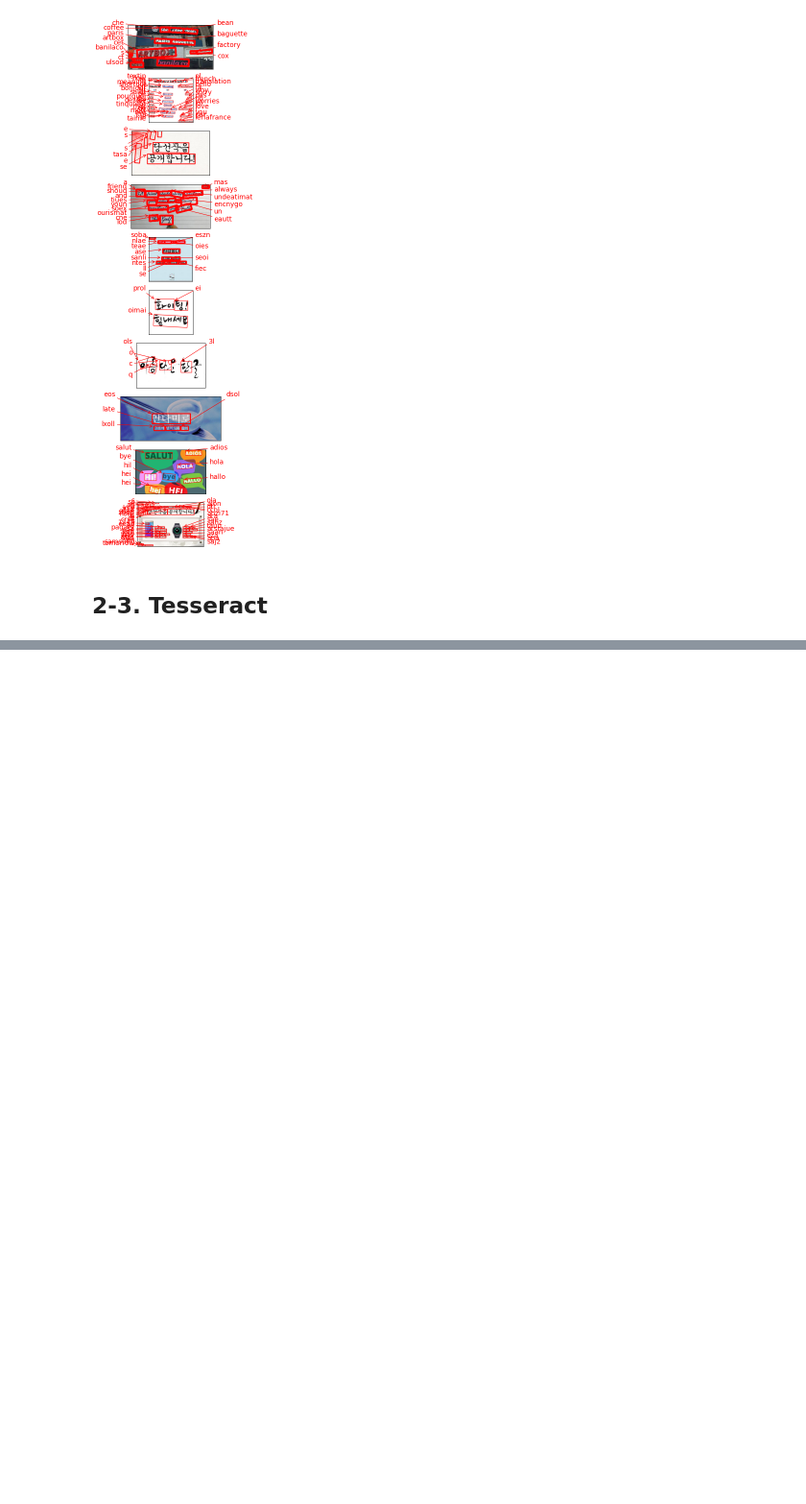
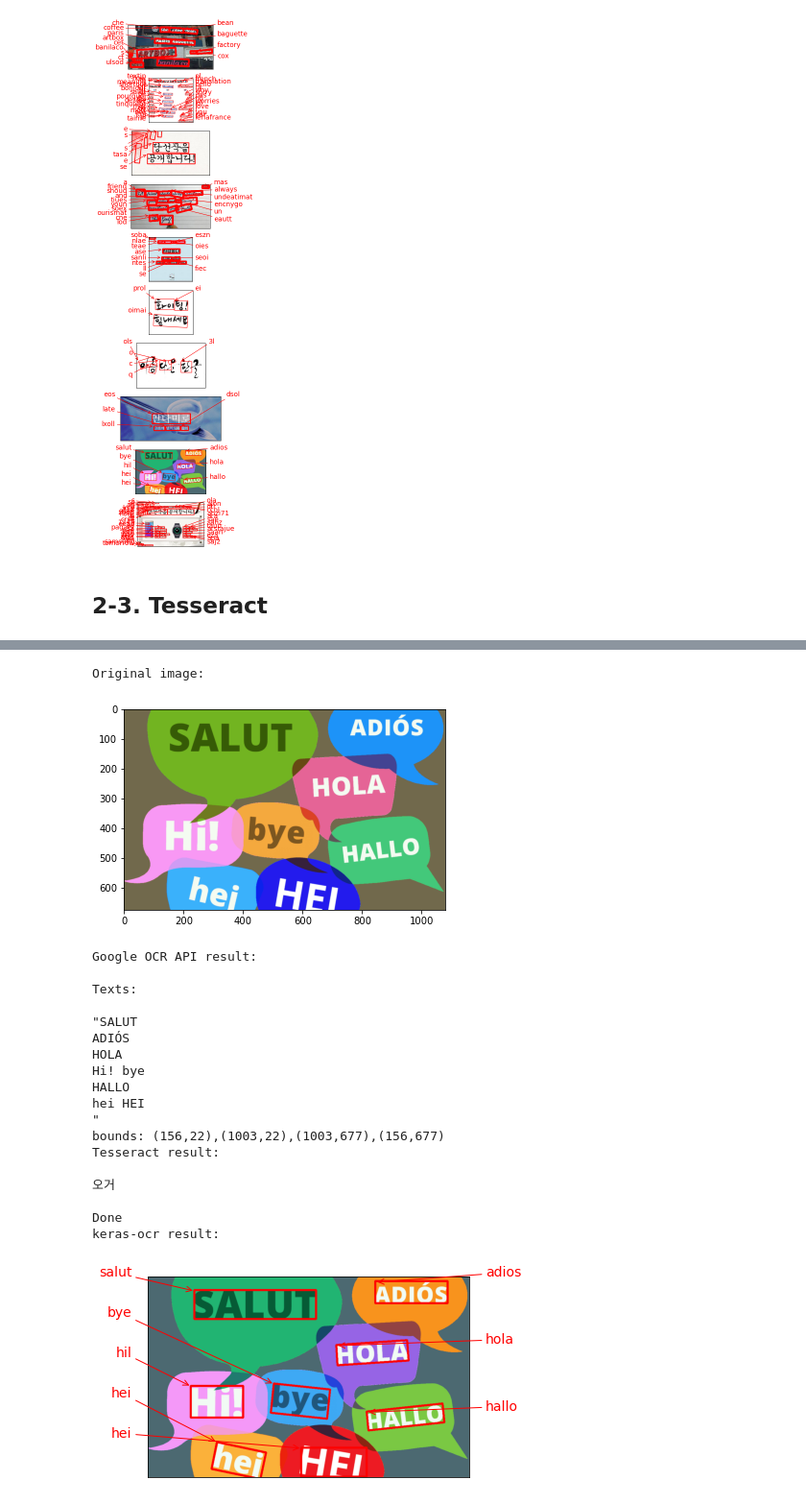
Before and after one commit to miinkang/AI_Project_AIFFEL, a Jupyter notebook: [E-18]OCR.ipynb, the cells around one changed output, grey strips where cells are left out. Shown at 96% size. Saved outputs shown, nothing was run; the diff lists cells and outputs as text; code cells hidden in the pictures; blank space fills up the shorter version.

```diff
--- a/[E-18]OCR.ipynb
+++ b/[E-18]OCR.ipynb
@@ -316,0 +396,24 @@ KeyboardInterrupt:
+# %%
+ocr_model_comparison(8)
+# %% [output]
+Original image:
+[figure, added]
+Google OCR API result:
+
+Texts:
+
+"SALUT
+ADIÓS
+HOLA
+Hi! bye
+HALLO
+hei HEI
+"
+bounds: (156,22),(1003,22),(1003,677),(156,677)
+Tesseract result:
+
+오거
+
+Done
+keras-ocr result:
+[figure, added]
```
Also changed, not shown: parts of 34 cells of this notebook.
